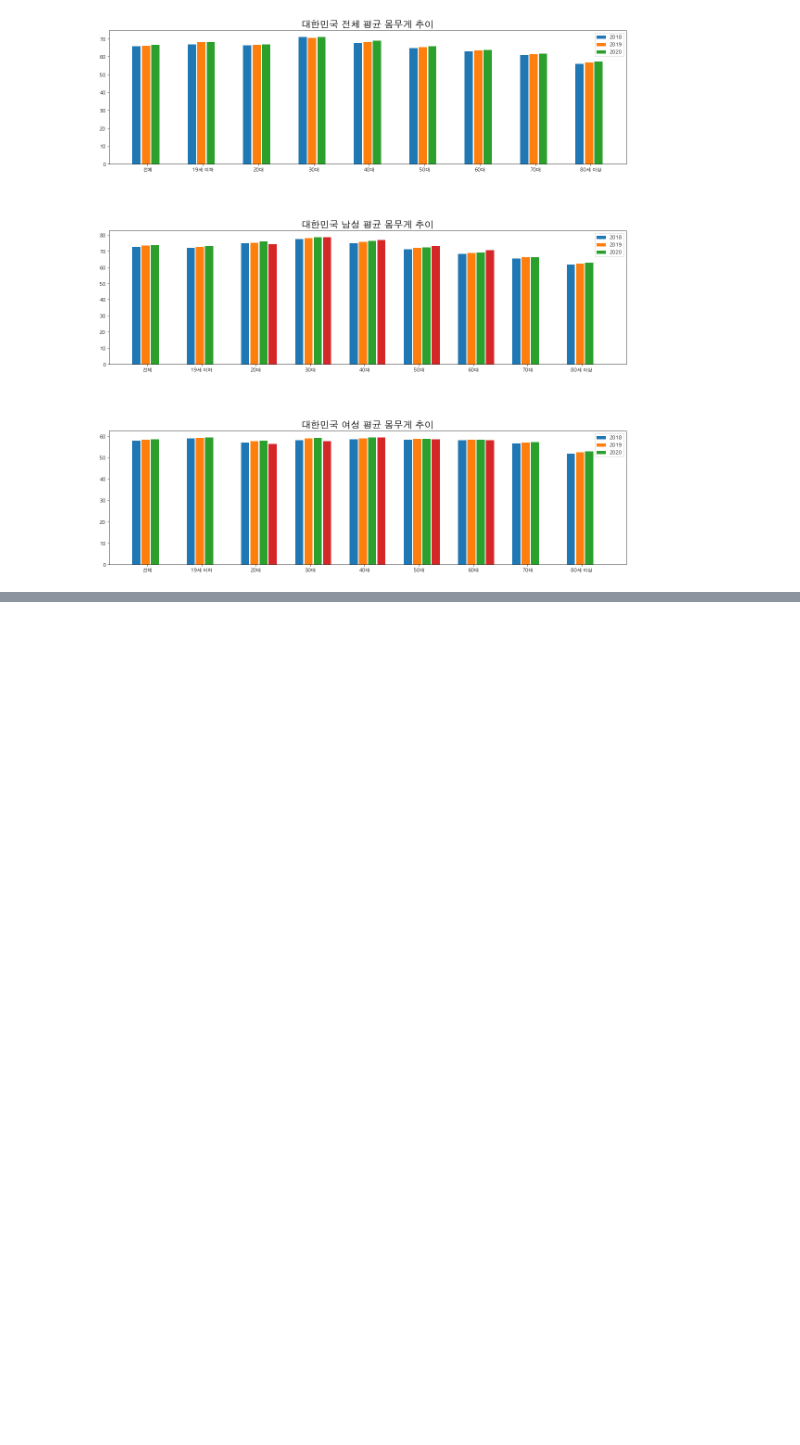
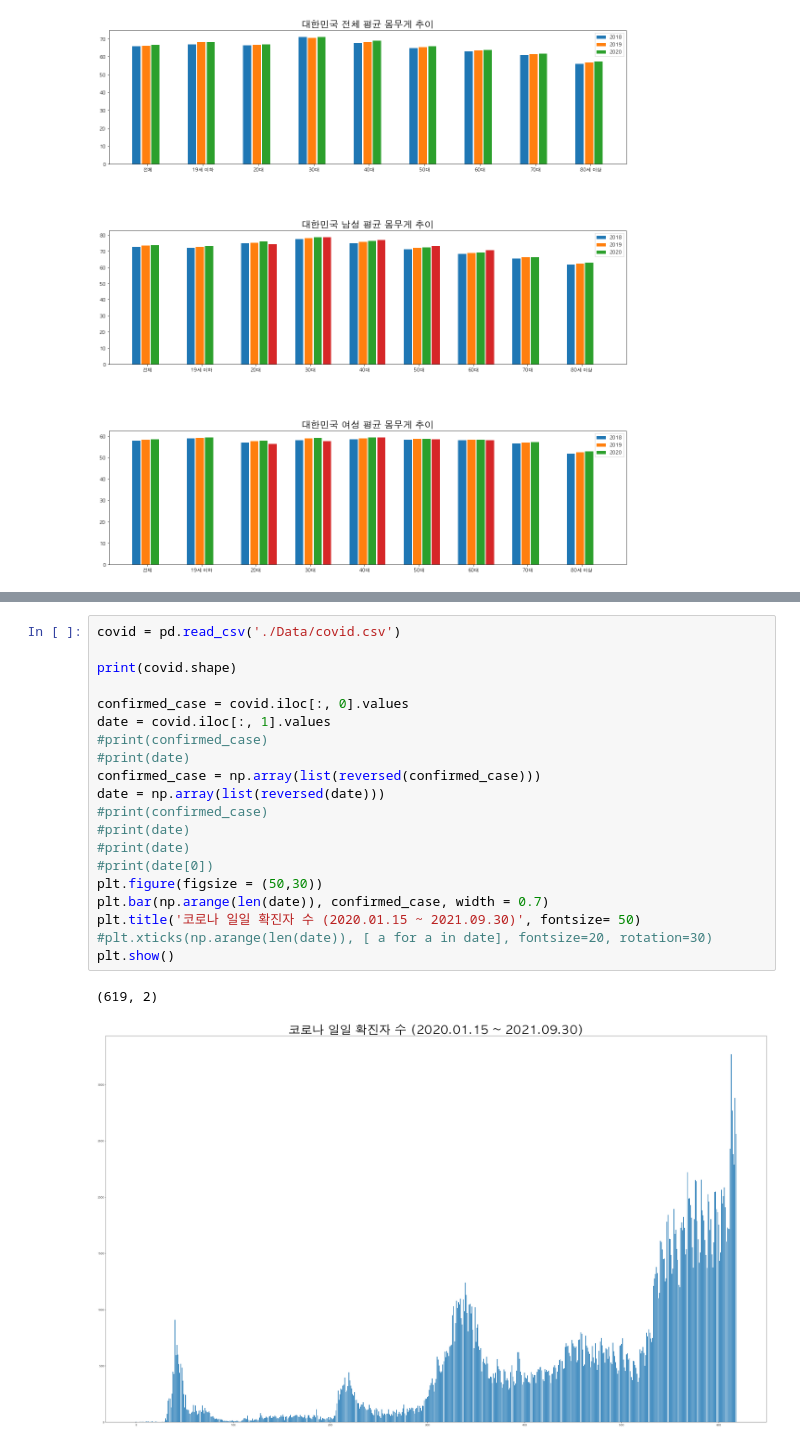
Before and after one commit to gayoungee/22-1_DataAnalysis, a Jupyter notebook: baseAnalysis.ipynb, the cells around one changed output, grey strips where cells are left out. Saved outputs shown, nothing was run; the diff lists cells and outputs as text; blank space fills up the shorter version.

```diff
--- a/baseAnalysis.ipynb
+++ b/baseAnalysis.ipynb
@@ -228,0 +262,23 @@ plt.show()
+# %%
+covid = pd.read_csv('./Data/covid.csv')
+
+print(covid.shape)
+
+confirmed_case = covid.iloc[:, 0].values
+date = covid.iloc[:, 1].values
+#print(confirmed_case)
+#print(date)
+confirmed_case = np.array(list(reversed(confirmed_case)))
+date = np.array(list(reversed(date)))
+#print(confirmed_case)
+#print(date)
+#print(date)
+#print(date[0])
+plt.figure(figsize = (50,30))
+plt.bar(np.arange(len(date)), confirmed_case, width = 0.7)
+plt.title('코로나 일일 확진자 수 (2020.01.15 ~ 2021.09.30)', fontsize= 50)
+#plt.xticks(np.arange(len(date)), [ a for a in date], fontsize=20, rotation=30)
+plt.show()
+# %% [output]
+(619, 2)
+[figure, added]
```
Also changed, not shown: parts of 1 cell of this notebook, 1 other file.
